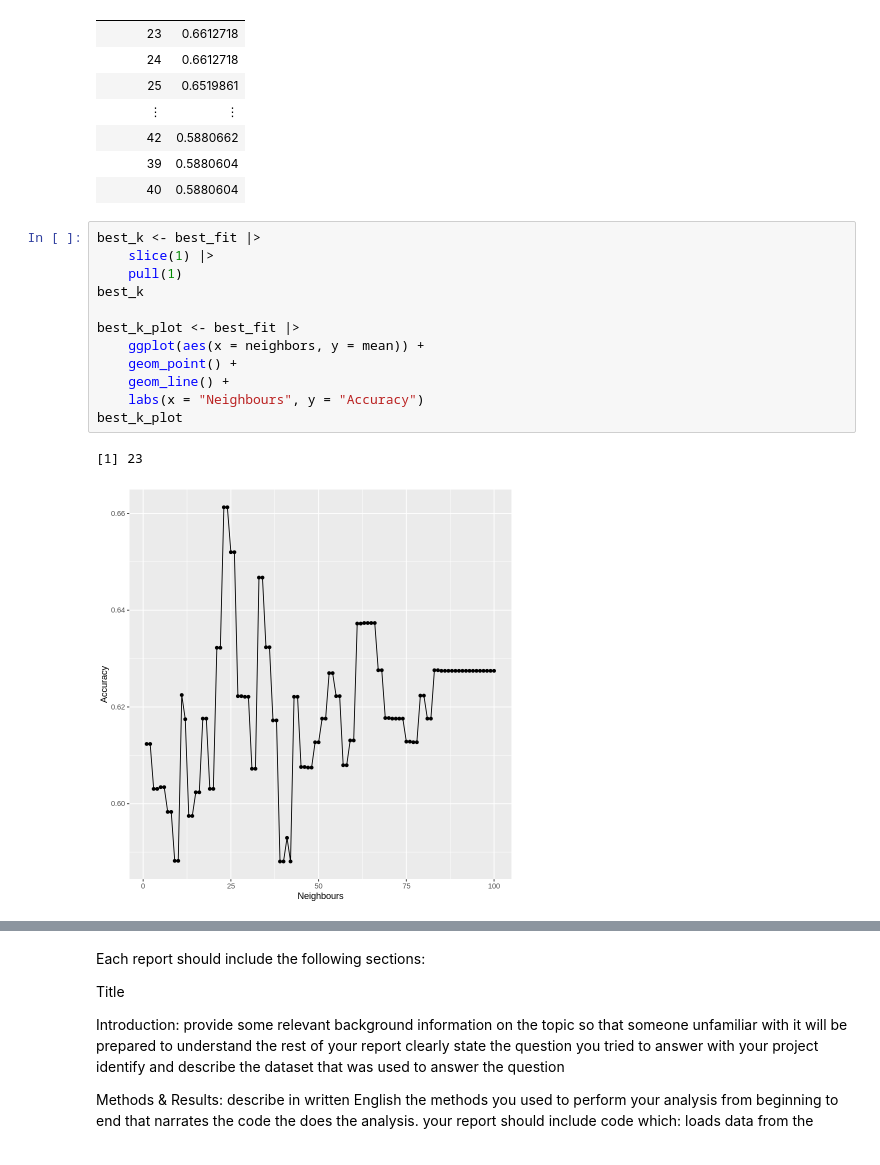
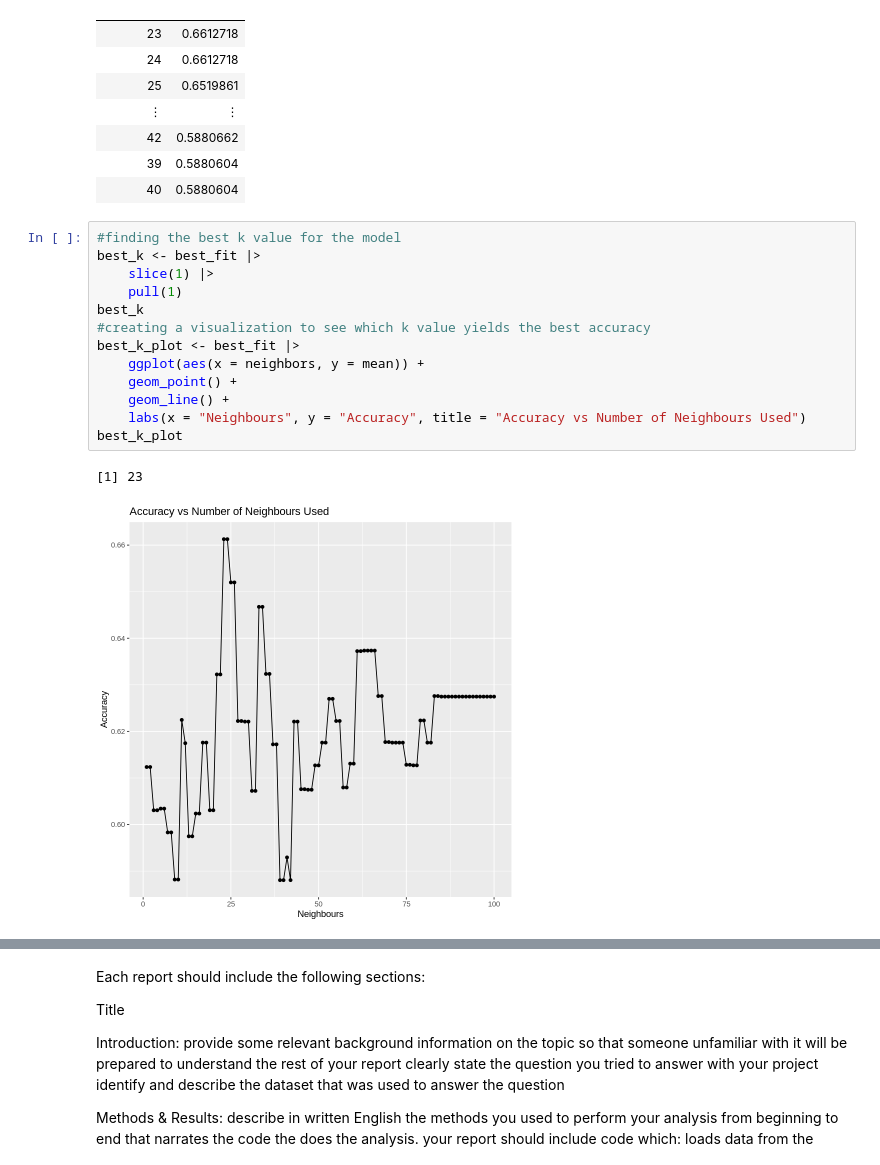
Before and after one commit to ANGUO17/dsci-100-2023w2-group-06, a Jupyter notebook: Group Project Report.ipynb, the cells around one changed output, grey strips where cells are left out. Cells and saved outputs as stored; diff of their text form.

Commit message:
commented code and added graph titles
check title

```diff
--- a/Group Project Report.ipynb
+++ b/Group Project Report.ipynb
@@ -167,18 +171,19 @@ A tibble: 100 × 2
 | 39 | 0.5880604 |
 | 40 | 0.5880604 |
 # %%
+#finding the best k value for the model
 best_k <- best_fit |>
     slice(1) |>
     pull(1)
 best_k
-
+#creating a visualization to see which k value yields the best accuracy
 best_k_plot <- best_fit |>
     ggplot(aes(x = neighbors, y = mean)) +
     geom_point() +
     geom_line() +
-    labs(x = "Neighbours", y = "Accuracy")
+    labs(x = "Neighbours", y = "Accuracy", title = "Accuracy vs Number of Neighbours Used")
 best_k_plot
 # %% [output]
 [1] 23
-[figure, old version]
+[figure, new version]
 # %%
```
Also changed, not shown: parts of 8 cells of this notebook.
